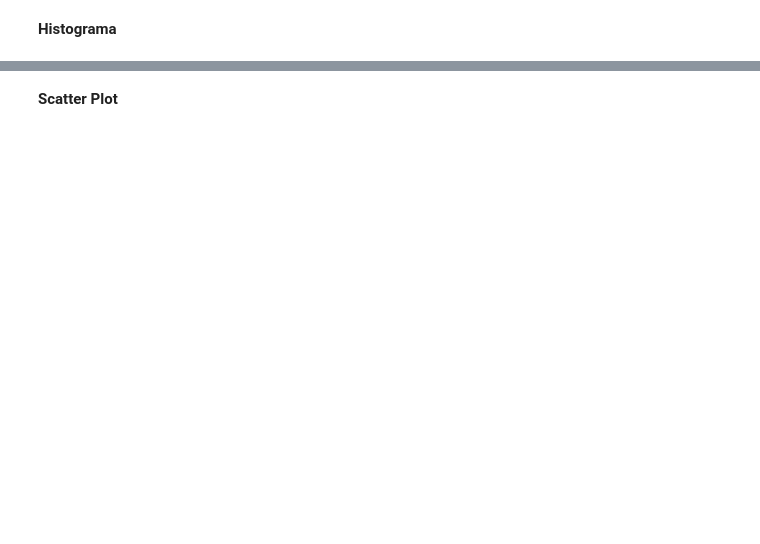
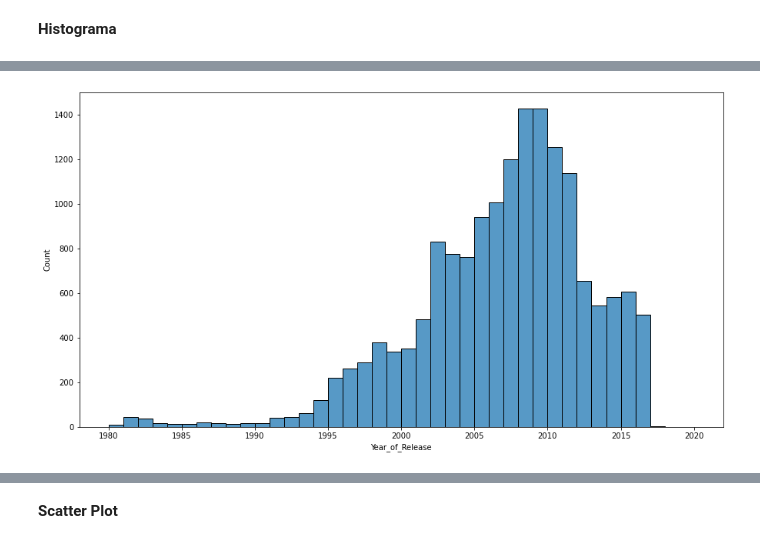
Before and after one commit to Ironhack-Data-Madrid-Agosto-2022/Apuntes-de-clase, a Jupyter notebook: semana_5/2.1 - Visualizacion en Python.ipynb, the cells around one changed output, grey strips where cells are left out. Cells and saved outputs as stored; diff of their text form; code cells hidden in the pictures; blank space fills up the shorter version.

```diff
--- a/semana_5/2.1 - Visualizacion en Python.ipynb
+++ b/semana_5/2.1 - Visualizacion en Python.ipynb
@@ -43,0 +120,4 @@ Comenzamos con la descripción estadística de los datos:
+# %%
+sns.histplot(x=df.Year_of_Release, bins=40);
+# %% [output]
+[figure, added]
```
Also changed, not shown: parts of 41 cells of this notebook, 11 other files.
